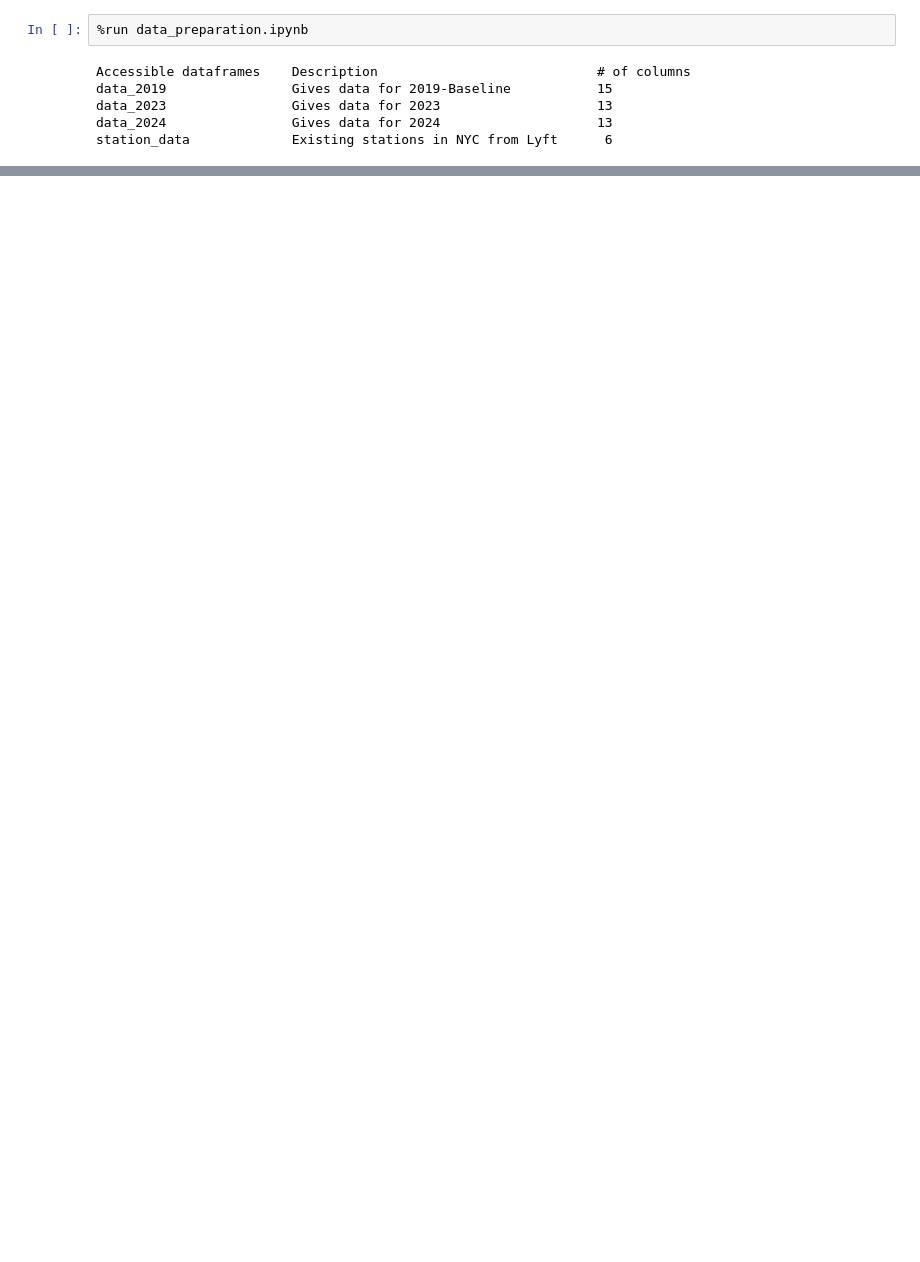
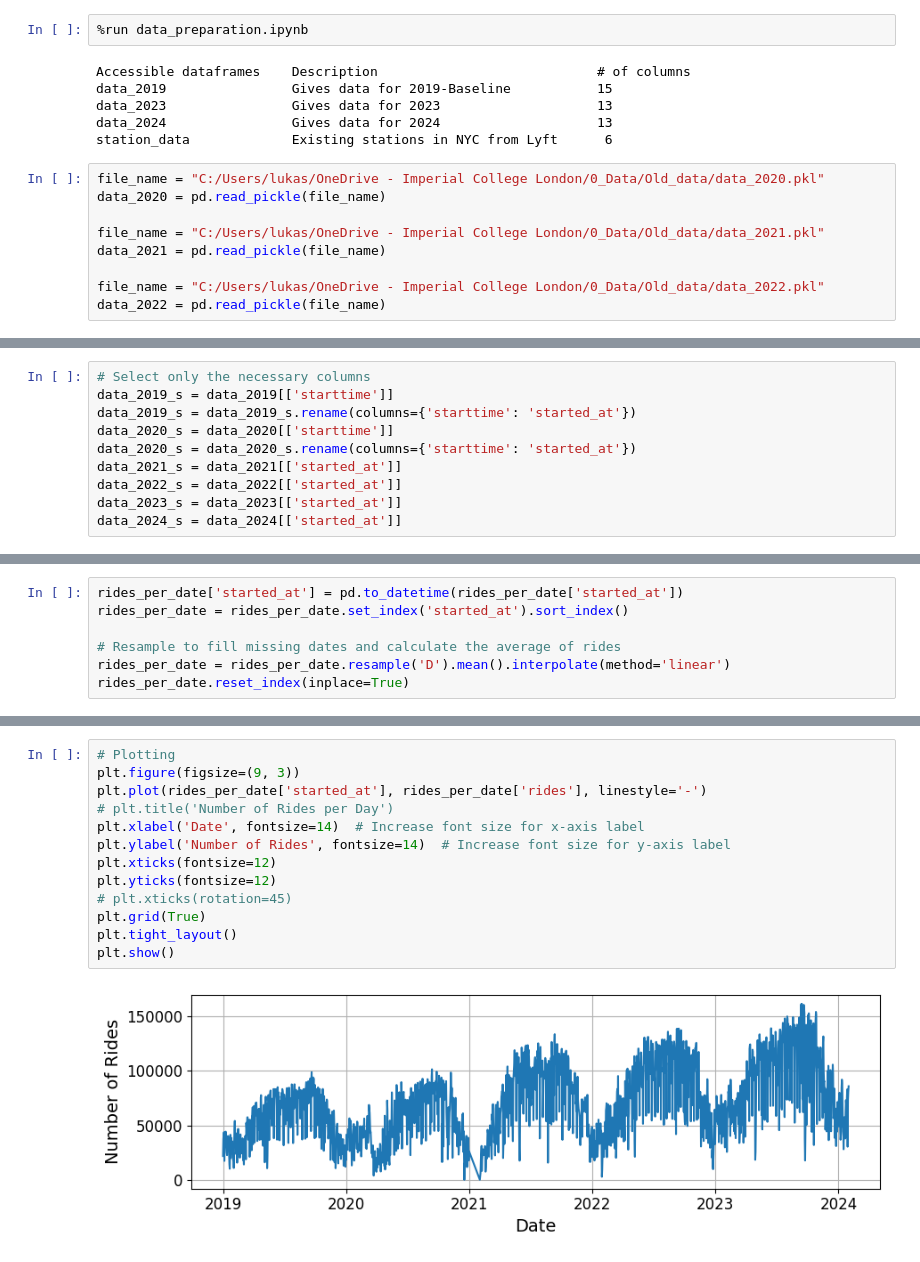
Before and after one commit to lukasschirren/nyc_bike_rental, a Jupyter notebook: workspace_lukas_ml.ipynb, the cells around one changed output, grey strips where cells are left out. Drawn from its saved outputs; the diff is of its cells as text; blank space fills up the shorter version.

```diff
--- a/workspace_lukas_ml.ipynb
+++ b/workspace_lukas_ml.ipynb
@@ -6,3 +6,12 @@ data_2019                Gives data for 2019-Baseline           15
 data_2023                Gives data for 2023                    13
 data_2024                Gives data for 2024                    13
 station_data             Existing stations in NYC from Lyft      6
+# %%
+file_name = "C:/Users/lukas/OneDrive - Imperial College London/0_Data/Old_data/data_2020.pkl"
+data_2020 = pd.read_pickle(file_name)
+
+file_name = "C:/Users/lukas/OneDrive - Imperial College London/0_Data/Old_data/data_2021.pkl"
+data_2021 = pd.read_pickle(file_name)
+
+file_name = "C:/Users/lukas/OneDrive - Imperial College London/0_Data/Old_data/data_2022.pkl"
+data_2022 = pd.read_pickle(file_name)
@@ -32,0 +172,10 @@ MemoryError: Unable to allocate 1.08 GiB for an array with shape (4, 36226600) a
+# %%
+# Select only the necessary columns
+data_2019_s = data_2019[['starttime']]
+data_2019_s = data_2019_s.rename(columns={'starttime': 'started_at'})
+data_2020_s = data_2020[['starttime']]
+data_2020_s = data_2020_s.rename(columns={'starttime': 'started_at'})
+data_2021_s = data_2021[['started_at']]
+data_2022_s = data_2022[['started_at']]
+data_2023_s = data_2023[['started_at']]
+data_2024_s = data_2024[['started_at']]
@@ -32,0 +234,7 @@ MemoryError: Unable to allocate 1.08 GiB for an array with shape (4, 36226600) a
+# %%
+rides_per_date['started_at'] = pd.to_datetime(rides_per_date['started_at'])
+rides_per_date = rides_per_date.set_index('started_at').sort_index()
+
+# Resample to fill missing dates and calculate the average of rides
+rides_per_date = rides_per_date.resample('D').mean().interpolate(method='linear')
+rides_per_date.reset_index(inplace=True)
@@ -32,0 +274,15 @@ MemoryError: Unable to allocate 1.08 GiB for an array with shape (4, 36226600) a
+# %%
+# Plotting
+plt.figure(figsize=(9, 3))
+plt.plot(rides_per_date['started_at'], rides_per_date['rides'], linestyle='-')
+# plt.title('Number of Rides per Day')
+plt.xlabel('Date', fontsize=14)  # Increase font size for x-axis label
+plt.ylabel('Number of Rides', fontsize=14)  # Increase font size for y-axis label
+plt.xticks(fontsize=12)
+plt.yticks(fontsize=12)
+# plt.xticks(rotation=45)
+plt.grid(True)
+plt.tight_layout()
+plt.show()
+# %% [output]
+[figure, added]
```
Also changed, not shown: parts of 33 cells of this notebook, 2 other files.
